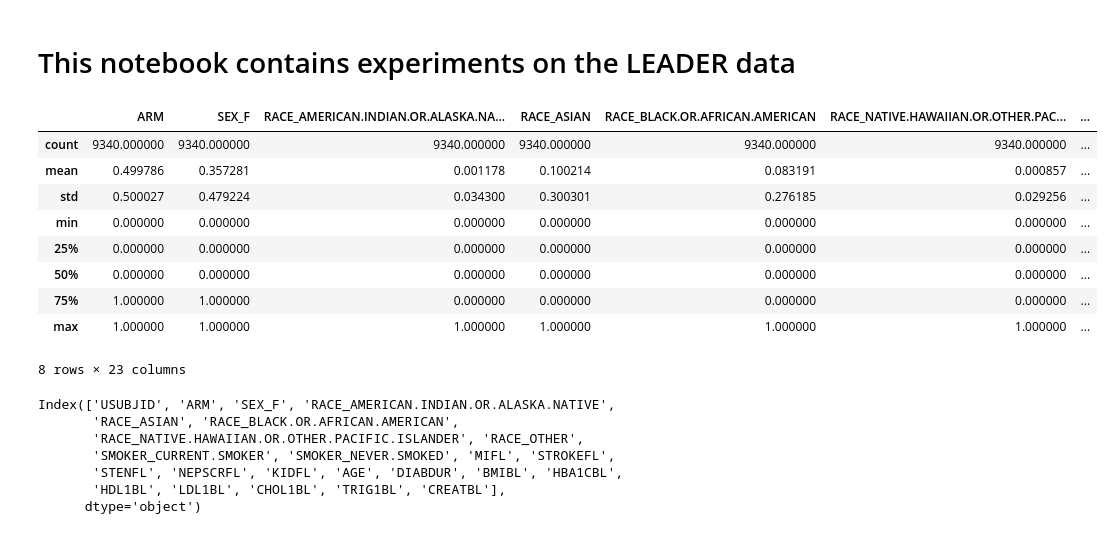
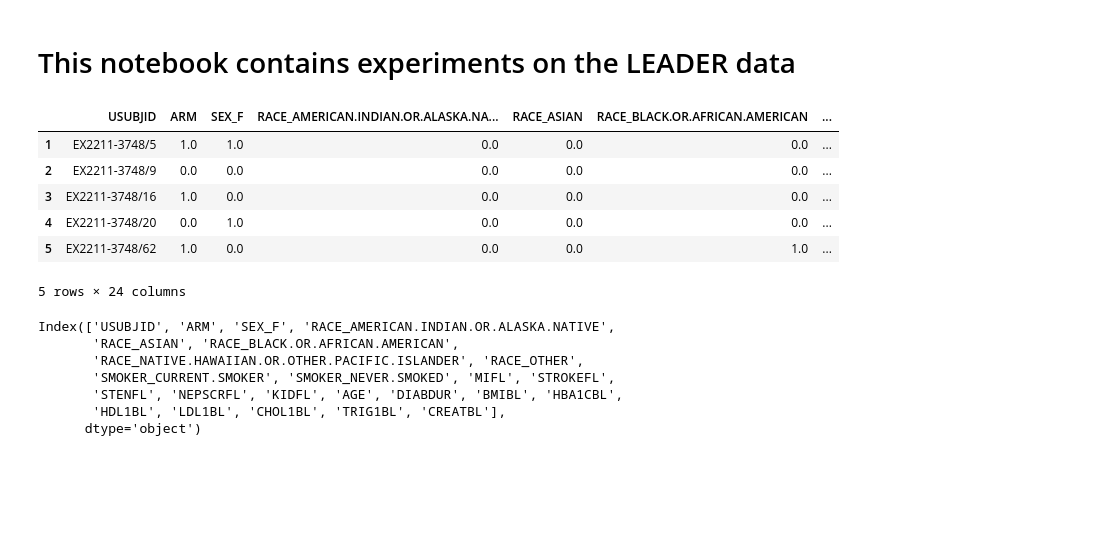
Before and after one commit to xwshen51/frengression, a Jupyter notebook: leader/simulation_leader.ipynb, the cells around one changed output. Drawn from its saved outputs; the diff is of its cells as text; code cells hidden in the pictures; blank space fills up the shorter version.

```diff
--- a/leader/simulation_leader.ipynb
+++ b/leader/simulation_leader.ipynb
@@ -41,18 +41,15 @@ np.random.seed(42)
 # %%
 df_bsl=generate_bsl()
 # %%
-df_bsl.describe()
+df_bsl.head()
 # %% [output]
-|  | ARM | SEX_F | RACE_AMERICAN.INDIAN.OR.ALASKA.NA... | RACE_ASIAN | RACE_BLACK.OR.AFRICAN.AMERICAN | RACE_NATIVE.HAWAIIAN.OR.OTHER.PAC... | ... |
-| count | 9340.000000 | 9340.000000 | 9340.000000 | 9340.000000 | 9340.000000 | 9340.000000 | ... |
-| mean | 0.499786 | 0.357281 | 0.001178 | 0.100214 | 0.083191 | 0.000857 | ... |
-| std | 0.500027 | 0.479224 | 0.034300 | 0.300301 | 0.276185 | 0.029256 | ... |
-| min | 0.000000 | 0.000000 | 0.000000 | 0.000000 | 0.000000 | 0.000000 | ... |
-| 25% | 0.000000 | 0.000000 | 0.000000 | 0.000000 | 0.000000 | 0.000000 | ... |
-| 50% | 0.000000 | 0.000000 | 0.000000 | 0.000000 | 0.000000 | 0.000000 | ... |
-| 75% | 1.000000 | 1.000000 | 0.000000 | 0.000000 | 0.000000 | 0.000000 | ... |
-| max | 1.000000 | 1.000000 | 1.000000 | 1.000000 | 1.000000 | 1.000000 | ... |
+|  | USUBJID | ARM | SEX_F | RACE_AMERICAN.INDIAN.OR.ALASKA.NA... | RACE_ASIAN | RACE_BLACK.OR.AFRICAN.AMERICAN | ... |
+| 1 | EX2211-3748/5 | 1.0 | 1.0 | 0.0 | 0.0 | 0.0 | ... |
+| 2 | EX2211-3748/9 | 0.0 | 0.0 | 0.0 | 0.0 | 0.0 | ... |
+| 3 | EX2211-3748/16 | 1.0 | 0.0 | 0.0 | 0.0 | 0.0 | ... |
+| 4 | EX2211-3748/20 | 0.0 | 1.0 | 0.0 | 0.0 | 0.0 | ... |
+| 5 | EX2211-3748/62 | 1.0 | 0.0 | 0.0 | 0.0 | 1.0 | ... |
-8 rows × 23 columns
+5 rows × 24 columns
 # %%
 df_bsl.columns
 # %% [output]
```
Also changed, not shown: parts of 12 cells of this notebook, 1 other file.
